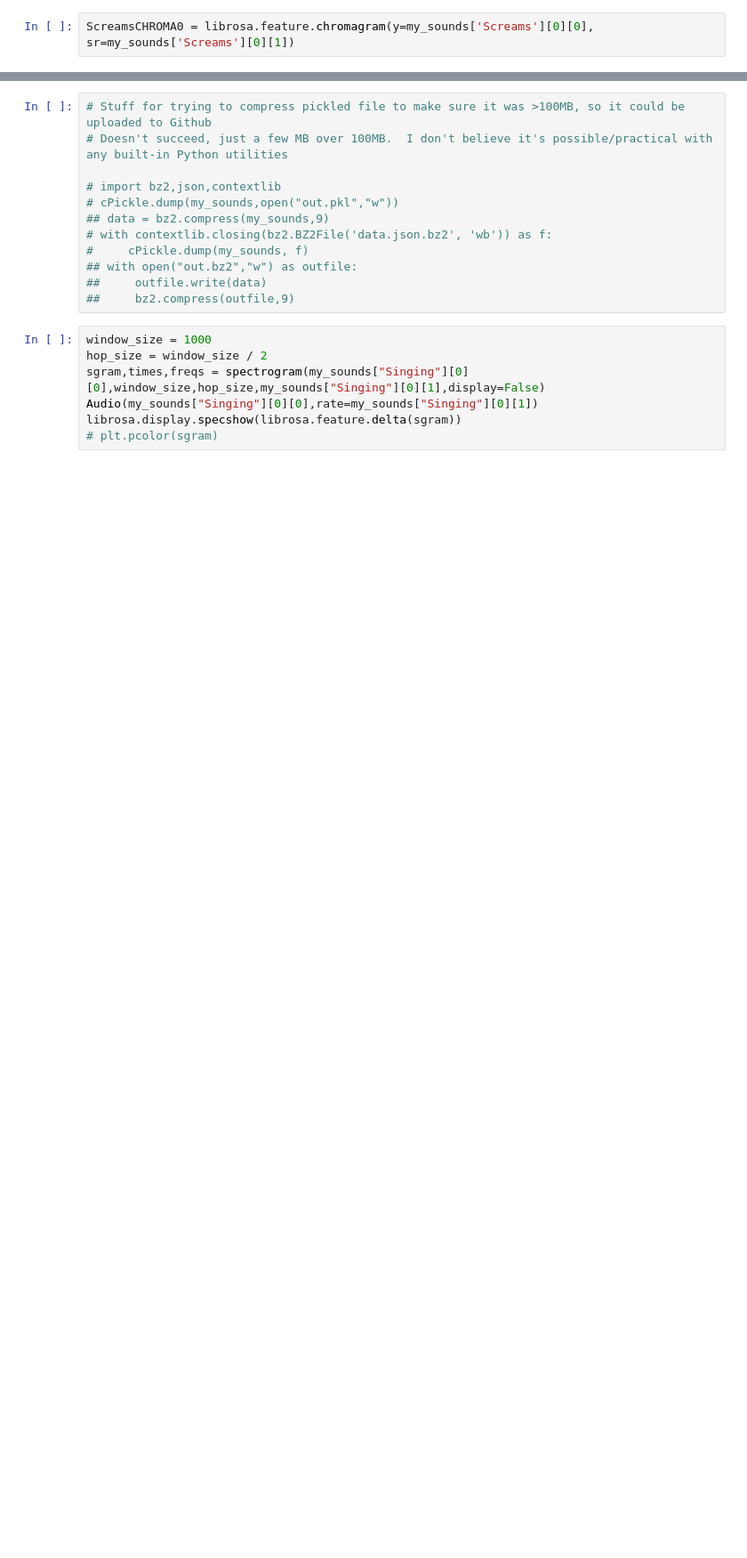
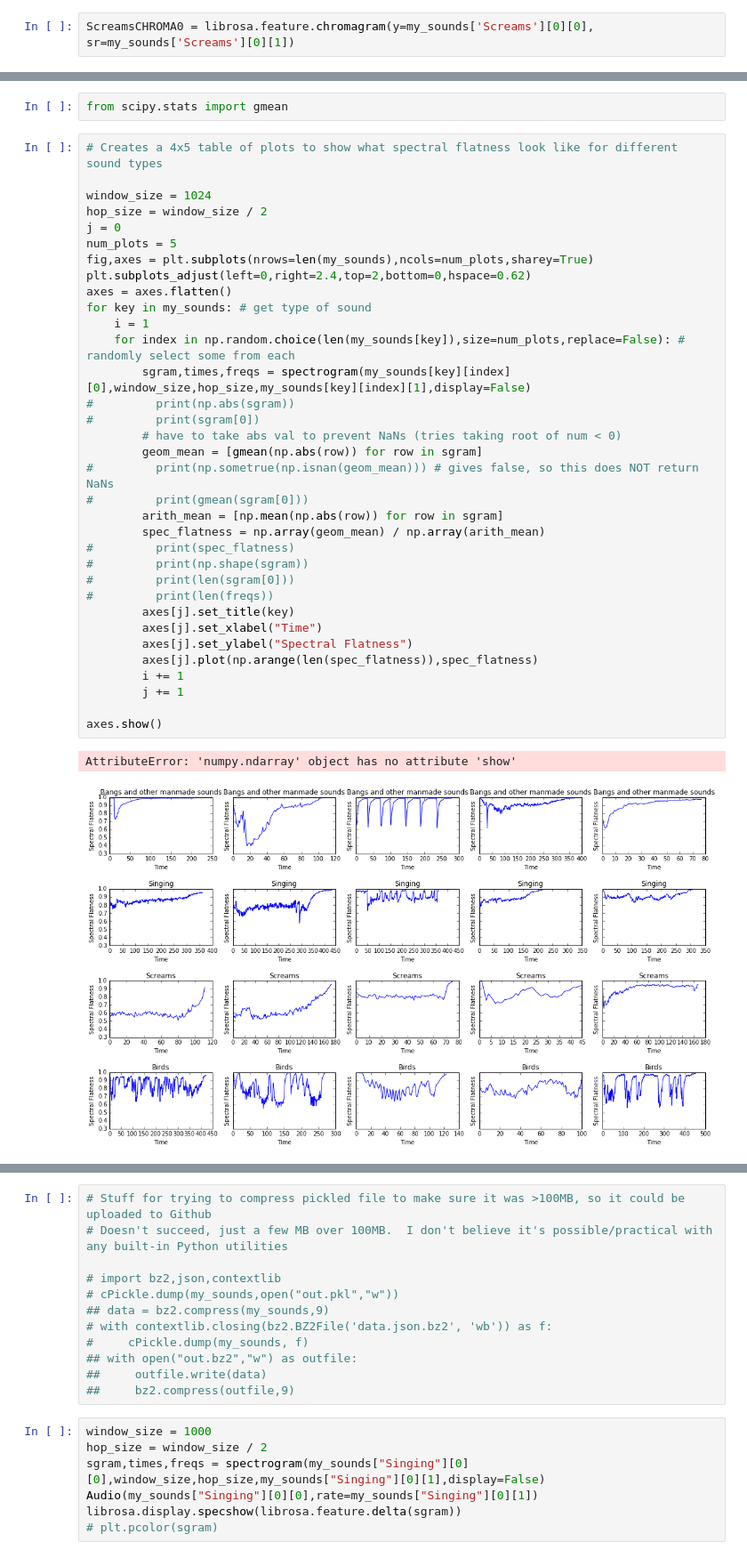
Before and after one commit to BenSandeen/surveillance_sound_classifier, a Jupyter notebook: Project.ipynb, the cells around one changed output, grey strips where cells are left out. Shown at 89% size. Cells and saved outputs as stored; diff of their text form; blank space fills up the shorter version.

Commit message:
Added autocorrelation and spectral flatness

```diff
--- a/Project.ipynb
+++ b/Project.ipynb
@@ -316,0 +303,39 @@ AttributeError: 'numpy.ndarray' object has no attribute 'show'
+# %%
+from scipy.stats import gmean
+# %%
+# Creates a 4x5 table of plots to show what spectral flatness look like for different sound types
+
+window_size = 1024
+hop_size = window_size / 2
+j = 0
+num_plots = 5
+fig,axes = plt.subplots(nrows=len(my_sounds),ncols=num_plots,sharey=True)
+plt.subplots_adjust(left=0,right=2.4,top=2,bottom=0,hspace=0.62)
+axes = axes.flatten()
+for key in my_sounds: # get type of sound
+    i = 1
+    for index in np.random.choice(len(my_sounds[key]),size=num_plots,replace=False): # randomly select some from each
+        sgram,times,freqs = spectrogram(my_sounds[key][index][0],window_size,hop_size,my_sounds[key][index][1],display=False)
+#         print(np.abs(sgram))
+#         print(sgram[0])
+        # have to take abs val to prevent NaNs (tries taking root of num < 0)
+        geom_mean = [gmean(np.abs(row)) for row in sgram]
+#         print(np.sometrue(np.isnan(geom_mean))) # gives false, so this does NOT return NaNs
+#         print(gmean(sgram[0]))
+        arith_mean = [np.mean(np.abs(row)) for row in sgram]
+        spec_flatness = np.array(geom_mean) / np.array(arith_mean)
+#         print(spec_flatness)
+#         print(np.shape(sgram))
+#         print(len(sgram[0]))
+#         print(len(freqs))
+        axes[j].set_title(key)
+        axes[j].set_xlabel("Time")
+        axes[j].set_ylabel("Spectral Flatness")
+        axes[j].plot(np.arange(len(spec_flatness)),spec_flatness)
+        i += 1
+        j += 1
+
+axes.show()
+# %% [output]
+AttributeError: 'numpy.ndarray' object has no attribute 'show'
+[figure, added]
```
Also changed, not shown: parts of 19 cells of this notebook, 2 other files.
